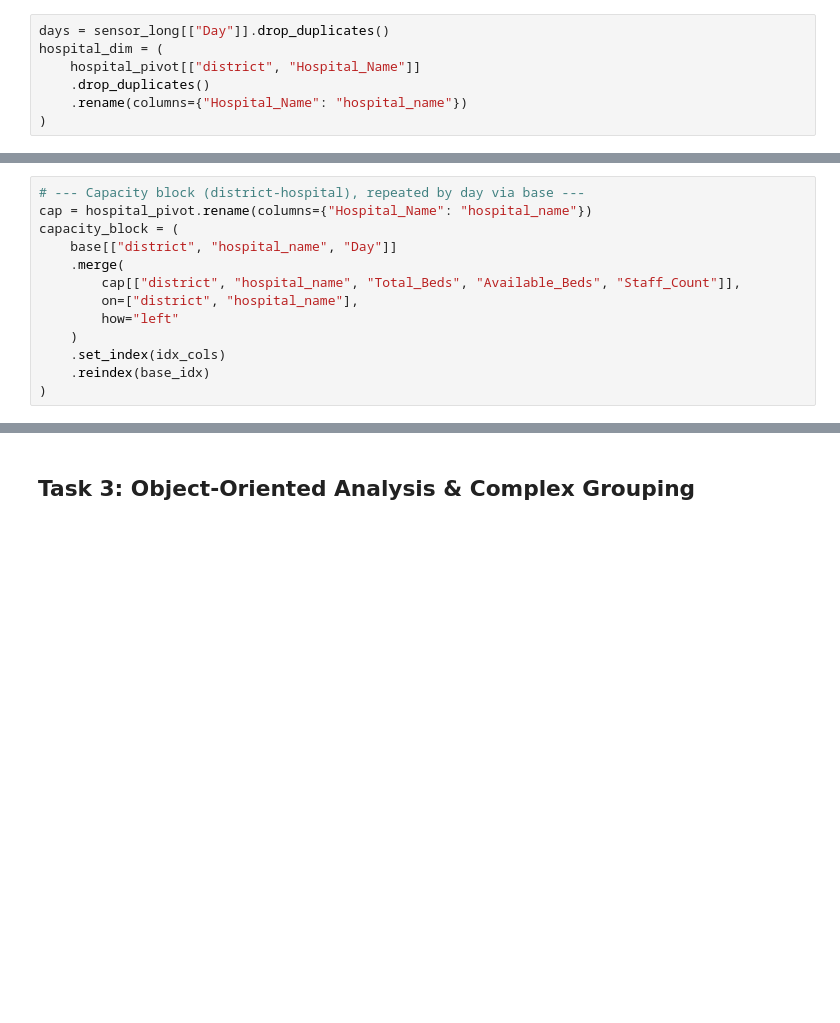
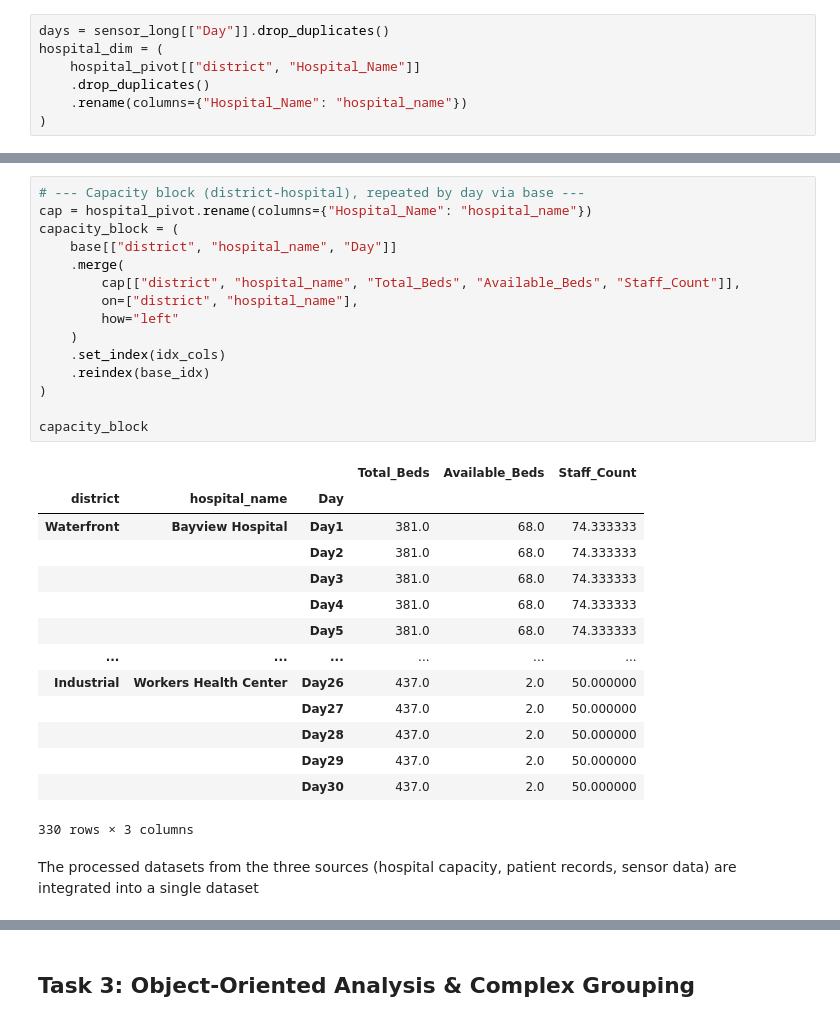
Before and after one commit to hsyen78444/WIF3009-A1, a Jupyter notebook: A1.ipynb, the cells around one changed output, grey strips where cells are left out. Cells and saved outputs as stored; diff of their text form; blank space fills up the shorter version.

```diff
--- a/A1.ipynb
+++ b/A1.ipynb
@@ -536,16 +594,35 @@ patient_block = (
 # %%
 # --- Capacity block (district-hospital), repeated by day via base ---
 cap = hospital_pivot.rename(columns={"Hospital_Name": "hospital_name"})
 capacity_block = (
     base[["district", "hospital_name", "Day"]]
     .merge(
         cap[["district", "hospital_name", "Total_Beds", "Available_Beds", "Staff_Count"]],
         on=["district", "hospital_name"],
         how="left"
     )
     .set_index(idx_cols)
     .reindex(base_idx)
 )
+
+capacity_block
+# %% [output]
+|  |  |  | Total_Beds | Available_Beds | Staff_Count |
+| district | hospital_name | Day |  |  |  |
+| Waterfront | Bayview Hospital | Day1 | 381.0 | 68.0 | 74.333333 |
+|  |  | Day2 | 381.0 | 68.0 | 74.333333 |
+|  |  | Day3 | 381.0 | 68.0 | 74.333333 |
+|  |  | Day4 | 381.0 | 68.0 | 74.333333 |
+|  |  | Day5 | 381.0 | 68.0 | 74.333333 |
+| ... | ... | ... | ... | ... | ... |
+| Industrial | Workers Health Center | Day26 | 437.0 | 2.0 | 50.000000 |
+|  |  | Day27 | 437.0 | 2.0 | 50.000000 |
+|  |  | Day28 | 437.0 | 2.0 | 50.000000 |
+|  |  | Day29 | 437.0 | 2.0 | 50.000000 |
+|  |  | Day30 | 437.0 | 2.0 | 50.000000 |
+330 rows × 3 columns
+# %% [markdown]
+The processed datasets from the three sources (hospital capacity, patient records, sensor data) are integrated into a single dataset
 # %%
 # --- Final concat of all 3 sources ---
 integrated_concat = pd.concat(
```
Also changed, not shown: parts of 23 cells of this notebook.
